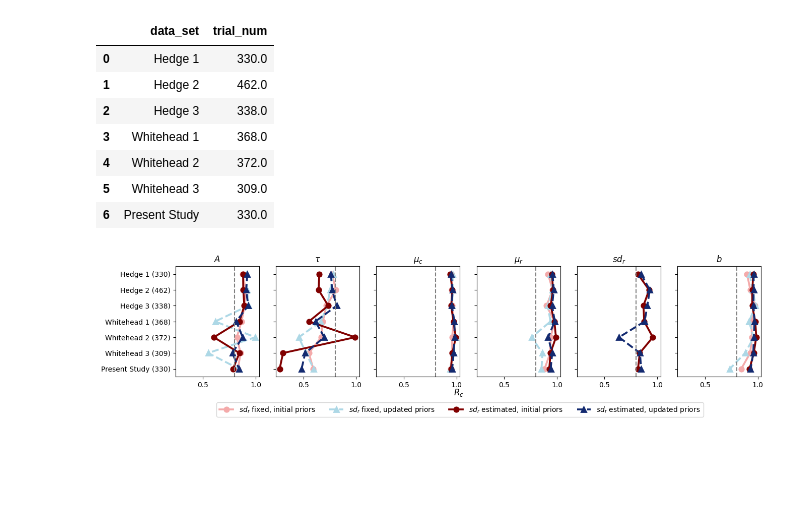
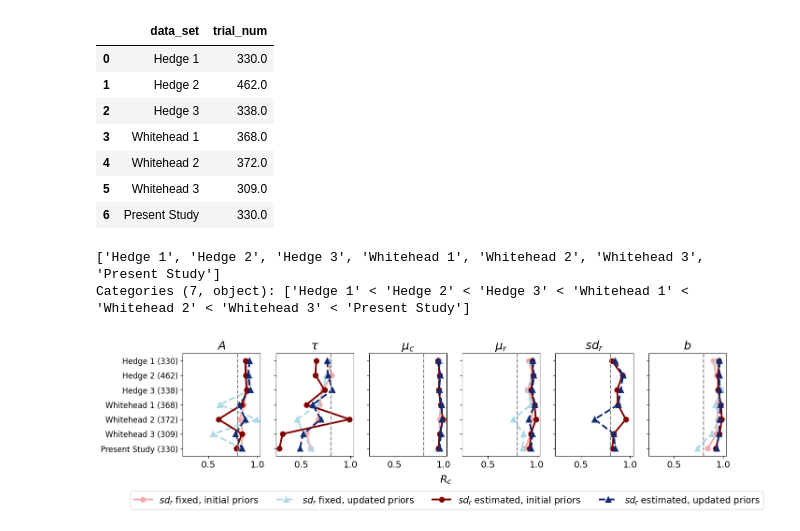
Before and after one commit to simschaefer/amortized-dmc, a Jupyter notebook: plot_scripts/reliability_comparison_plots.ipynb, the cells around one changed output. Cells and saved outputs as stored; diff of their text form; code cells hidden in the pictures; blank space fills up the shorter version.

```diff
--- a/plot_scripts/reliability_comparison_plots.ipynb
+++ b/plot_scripts/reliability_comparison_plots.ipynb
@@ -48,7 +66,11 @@ lst_files = os.listdir(parent_dir + '/data_complete/reliability')
+# %%
+targets = {"818801", "818802", "821685", "821683"}
+
+filtered = [x for x in lst_files if any(t in x for t in targets)]
 # %%
 lst_data = []
 
-for path in lst_files:
+for path in filtered:
     lst_data.append(pd.read_csv(parent_dir + '/data_complete/reliability/' + path))
 # %%
 data = pd.concat(lst_data)
@@ -268,12 +286,17 @@ data_trial_number
 | 6 | Present Study | 330.0 |
 # %%
 data_set_names = data_trial_number['data_set'].unique()
+# %%
+data['data_set'].unique()
+# %% [output]
+['Hedge 1', 'Hedge 2', 'Hedge 3', 'Whitehead 1', 'Whitehead 2', 'Whitehead 3', 'Present Study']
+Categories (7, object): ['Hedge 1' < 'Hedge 2' < 'Hedge 3' < 'Whitehead 1' < 'Whitehead 2' < 'Whitehead 3' < 'Present Study']
 # %%
 data = pd.merge(data, data_trial_number, how='left', on='data_set')
 data['trial_num'] = data['trial_num'].astype(int).astype(str)
 data['data_set_name'] = data['data_set'] + ' (' + data['trial_num'] +')'
 # %%
-
+fontsize = 14
 
 custom_palette = {
     '$sd_r$ fixed, updated priors': "#add8e6",
@@ -298,34 +321,38 @@ for p, ax in zip(param_names, axes):
     else:
         data_plot = data
 
     sns.pointplot(data=data_plot, x=p + '_c', y = 'data_set_name', hue = 'category', linestyles=['-', '--', '-', '--'], markers=['o','^', 'o', '^'],  palette=custom_palette, ax=ax, hue_order=hue_order)
 
     #ax.xticks(rotation=90)
     ax.set_ylabel('')
     ax.set_xlabel('')
     #plt.title('Reliability A')
     ax.legend(title = '')
 
     if p != 'A':
         ax.set_yticklabels([])
 
     suff = "$\\" if p in ["tau", "mu_c", "mu_r"] else "$"
 
     label = suff + p + "$"
 
-    ax.set_title(label)
+    ax.set_title(label, fontsize=fontsize+4)
 
     ax.axvline(x=0.8, color='gray', linestyle='--')
 
     if p != 'b':
         ax.legend_.remove()
 
     else:
-        ax.legend(loc='upper center', bbox_to_anchor=(-2.6, -0.2), ncol=4)
+        ax.legend(loc='upper center', bbox_to_anchor=(-2.6, -0.3), ncol=4, fontsize=fontsize)
 
-fig.supxlabel('$R_c$')
+
+    ax.tick_params(axis='x', labelsize=fontsize )
+    ax.tick_params(axis='y', labelsize=fontsize - 2)
+
+fig.supxlabel('$R_c$', fontsize=fontsize+2, y=-0.06)
 fig.tight_layout()
 fig.subplots_adjust(bottom=0.15)
 plt.savefig(parent_dir + '/plots/plots_reliability/reliability_A_multiple_datasets.png', dpi=300, bbox_inches='tight')
 # %% [output]
-[figure, old version]
+[figure, new version]
```
Also changed, not shown: parts of 8 cells of this notebook, 3 other files.
